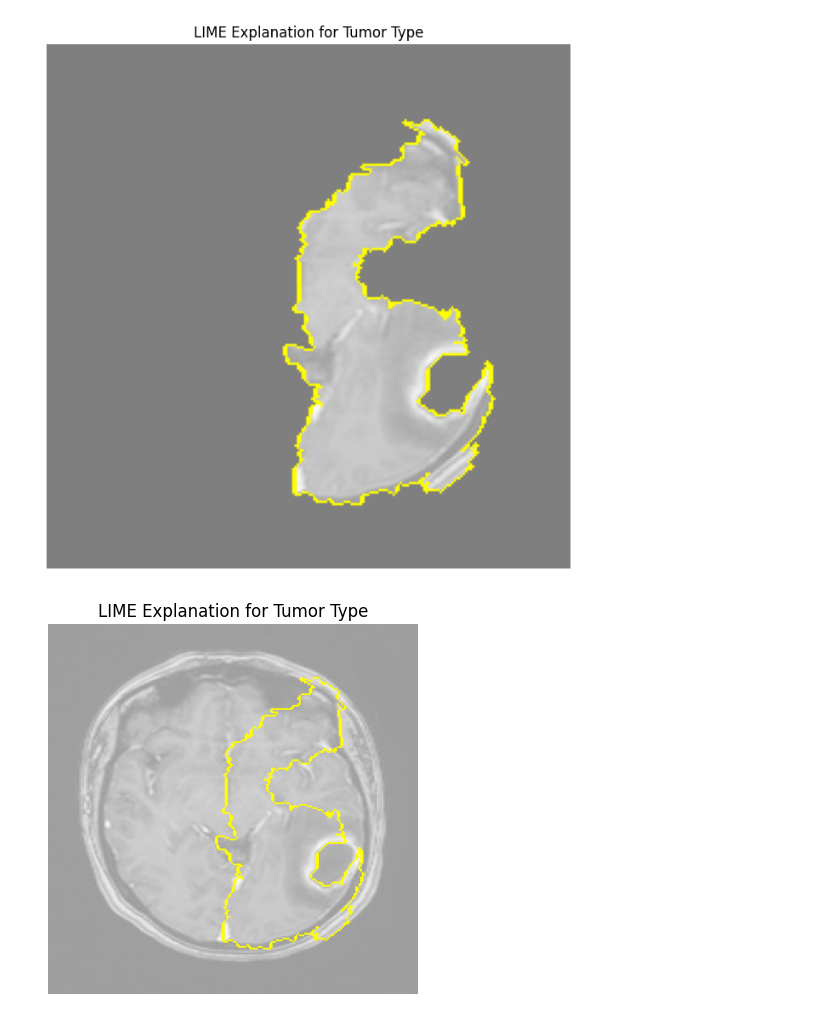
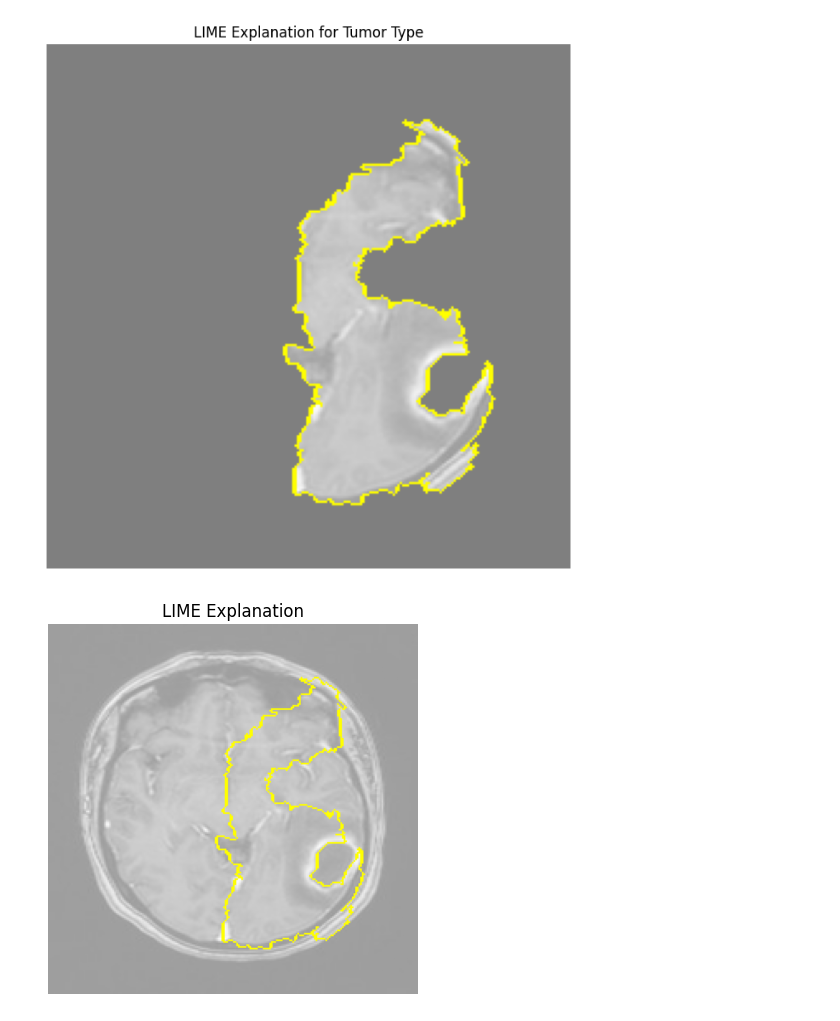
Before and after one commit to TharinsaMudalige/Neuron-Brain_Tumor_Detection_Classification_with_XAI, a Jupyter notebook: LIME_implementation.ipynb, the cells around one changed output. Saved outputs shown, nothing was run; the diff lists cells and outputs as text; code cells hidden in the pictures.

```diff
--- a/LIME_implementation.ipynb
+++ b/LIME_implementation.ipynb
@@ -132,19 +132,19 @@ plt.show()
 # %%
 # Visualize the explanation for the top predicted label
 temp, mask = explanation.get_image_and_mask(
     label=explanation.top_labels[0],  # The top predicted label index
     positive_only=True,
     num_features=5,  # Number of superpixels to display
     hide_rest=False
 )
 
 # Display the visualization
 plt.imshow(mark_boundaries(temp / 2 + 0.5, mask))  # Normalize temp for display
-plt.title(f"LIME Explanation for Tumor Type")
+plt.title(f"LIME Explanation")
 plt.axis('off')
 plt.show()
 # %% [output]
-[figure, old version]
+[figure, new version]
 # %%
 temp, mask = explanation.get_image_and_mask(
     label=explanation.top_labels[0],
```
Also changed, not shown: parts of 1 cell of this notebook.
